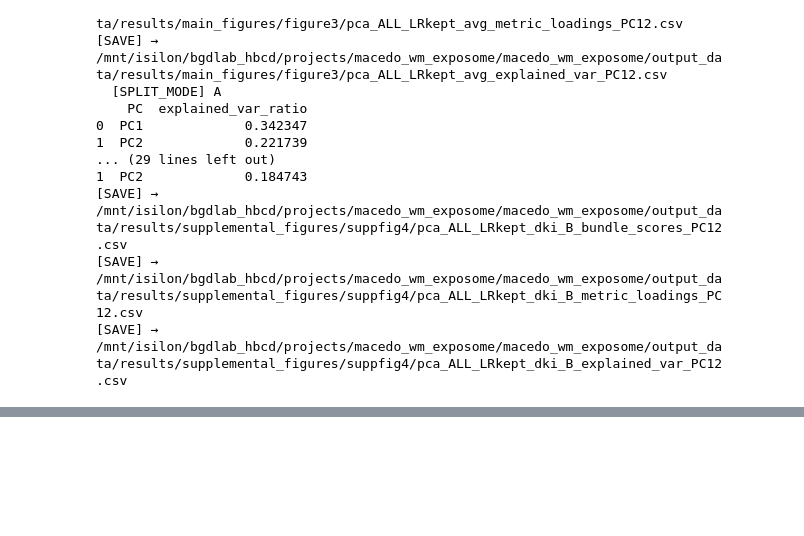
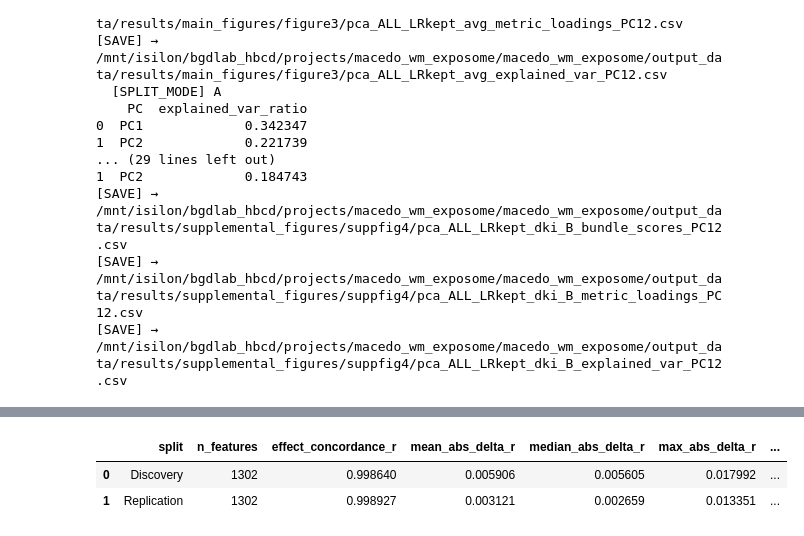
Before and after one commit to PennLINC/macedo_wm_exposome, a Jupyter notebook: code/Figure_2_Mass_Univariate_reviewer_revision.ipynb, the cells around one changed output, grey strips where cells are left out. Cells and saved outputs as stored; diff of their text form; code cells hidden in the pictures; blank space fills up the shorter version.

```diff
--- a/code/Figure_2_Mass_Univariate_reviewer_revision.ipynb
+++ b/code/Figure_2_Mass_Univariate_reviewer_revision.ipynb
@@ -941,0 +1093,80 @@ for scenario_name, scenario_etiv in scenarios:
+# %%
+def compare_subfactor_adjustment(df_with, df_without, split_label):
+    """
+    Compare General Exposome effect estimates from models
+    with vs. without the six orthogonal subfactor covariates.
+    """
+
+    keep_cols = ["feature", "partial_r", "partial_R2", "p_value", "p_fdr"]
+
+    merged = df_with[keep_cols].merge(
+        df_without[keep_cols],
+        on="feature",
+        suffixes=("_with", "_without"),
+        validate="one_to_one",
+    )
+
+    merged["delta_partial_r"] = (
+        merged["partial_r_without"] - merged["partial_r_with"]
+    )
+    merged["abs_delta_partial_r"] = merged["delta_partial_r"].abs()
+
+    effect_concordance = merged[
+        ["partial_r_with", "partial_r_without"]
+    ].corr().iloc[0, 1]
+
+    summary = {
+        "split": split_label,
+        "n_features": len(merged),
+        "effect_concordance_r": effect_concordance,
+        "mean_abs_delta_r": merged["abs_delta_partial_r"].mean(),
+        "median_abs_delta_r": merged["abs_delta_partial_r"].median(),
+        "max_abs_delta_r": merged["abs_delta_partial_r"].max(),
+        "n_FDR_sig_with_subfactors": int(
+            (merged["p_fdr_with"] < 0.05).sum()
+        ),
+        "n_FDR_sig_without_subfactors": int(
+            (merged["p_fdr_without"] < 0.05).sum()
+        ),
+    }
+
+    return merged, summary
+
+
+comparison_A, summary_A = compare_subfactor_adjustment(
+    sens_with_A,
+    sens_without_A,
+    "Discovery",
+)
+
+comparison_B, summary_B = compare_subfactor_adjustment(
+    sens_with_B,
+    sens_without_B,
+    "Replication",
+)
+
+summary_df = pd.DataFrame([summary_A, summary_B])
+
+display(summary_df)
+
+comparison_A.to_csv(
+    REVIEWER_SUBFACTOR_DIR
+    / "General_SES_with_vs_without_subfactors_discovery.csv",
+    index=False,
+)
+
+comparison_B.to_csv(
+    REVIEWER_SUBFACTOR_DIR
+    / "General_SES_with_vs_without_subfactors_replication.csv",
+    index=False,
+)
+
+summary_df.to_csv(
+    REVIEWER_SUBFACTOR_DIR
+    / "General_SES_with_vs_without_subfactors_summary.csv",
+    index=False,
+)
+# %% [output]
+|  | split | n_features | effect_concordance_r | mean_abs_delta_r | median_abs_delta_r | max_abs_delta_r | ... |
+| 0 | Discovery | 1302 | 0.998640 | 0.005906 | 0.005605 | 0.017992 | ... |
+| 1 | Replication | 1302 | 0.998927 | 0.003121 | 0.002659 | 0.013351 | ... |
```
Also changed, not shown: parts of 4 cells of this notebook.
